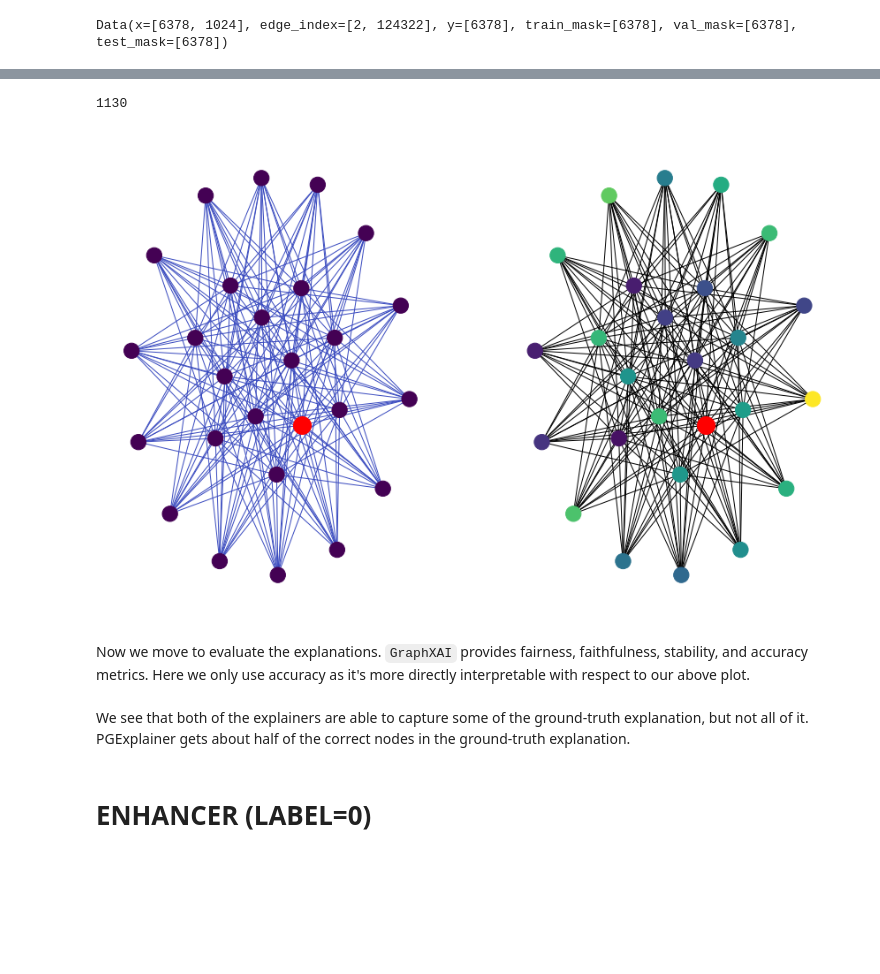
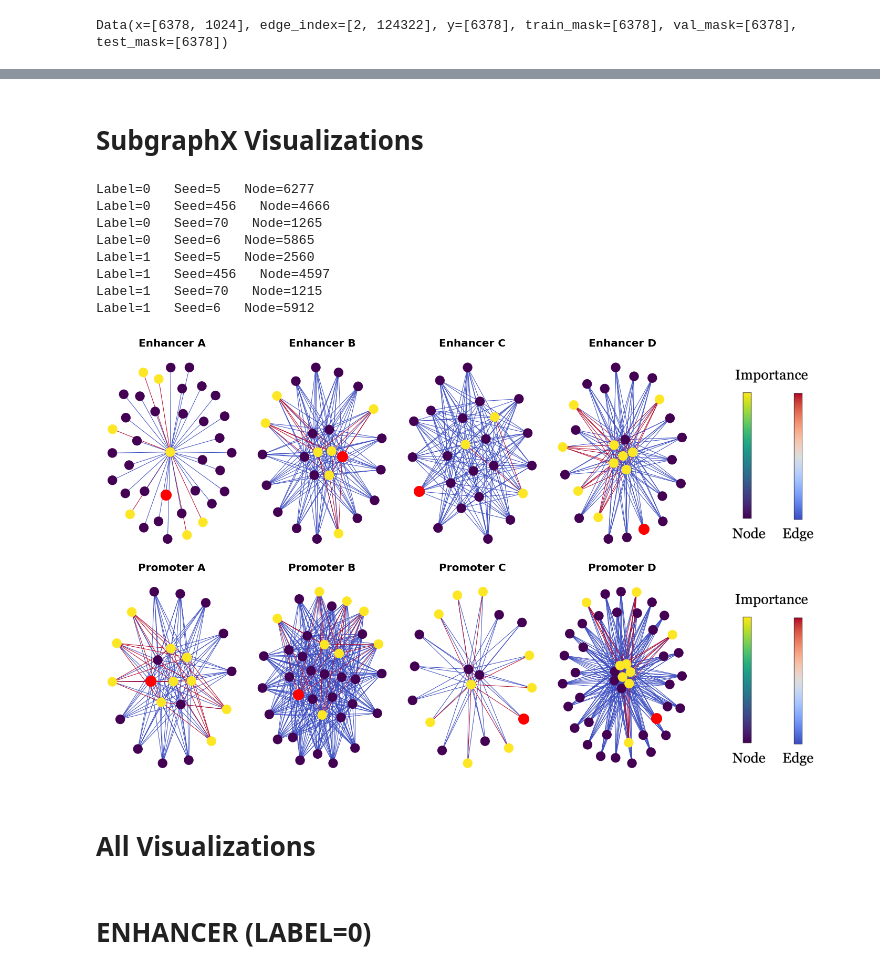
Before and after one commit to smtnkc/gcn4epi, a Jupyter notebook: explanations/visualize_explanations.ipynb, the cells around one changed output, grey strips where cells are left out. Drawn from its saved outputs; the diff is of its cells as text; code cells hidden in the pictures; blank space fills up the shorter version.

Commit message:
subx visualizations

```diff
--- a/explanations/visualize_explanations.ipynb
+++ b/explanations/visualize_explanations.ipynb
@@ -158,19 +125,0 @@ ig_exp.visualize_node(num_hops = 2, graph_data = data, ax = ax[1])
-# %%
-# Sample a random node for visualization. Also returns a ground truth explanation:
-# [1,0] -> label = 0 (enhancer class)
-# [0,1] -> label = 1 (promoter class)
-node_idx, gt_exp = choose_node(data, label=1, split='test', seed=42) # choose a random promoter from test set
-print(node_idx)
-
-# Get explanations from both IG and PGEx:
-pgex_exp = pgex.get_explanation_node(node_idx = node_idx, x = data.x, edge_index = data.edge_index)
-ig_exp = igex.get_explanation_node(node_idx = node_idx, x = data.x, edge_index = data.edge_index, y = data.y)
-
-fig, ax = plt.subplots(1,2, figsize = (15, 10))
-pgex_exp.visualize_node(num_hops = 2, graph_data = data, ax = ax[0])
-ig_exp.visualize_node(num_hops = 2, graph_data = data, ax = ax[1])
-# %% [output]
-1130
-[figure, removed]
-# %% [markdown]
-Now we move to evaluate the explanations. `GraphXAI` provides fairness, faithfulness, stability, and accuracy metrics. Here we only use accuracy as it's more directly interpretable with respect to our above plot.
@@ -192,5 +126,53 @@ Now we move to evaluate the explanations. `GraphXAI` provides fairness, faithful
-# %% [markdown]
-We see that both of the explainers are able to capture some of the ground-truth explanation, but not all of it. PGExplainer gets about half of the correct nodes in the ground-truth explanation.
+# %% [markdown]
+# SubgraphX Visualizations
+# %%
+fig, ax = plt.subplots(2, 5, tight_layout = True, figsize=(20, 12))
+n = 2 # number of hops
+labels = ['Enhancer', 'Promoter']
+letters = 'ABCDEFGH'
+seeds = [5, 456, 70, 6]
+for l in [0, 1]:
+    for s in range(len(seeds)):
+        # Sample a random node for visualization. Also returns a ground truth explanation:
+        # [1,0] -> label = 0 (enhancer class)
+        # [0,1] -> label = 1 (promoter class)
+        node_idx, gt_exp = choose_node(data, label=l, split='test', seed=seeds[s])
+        print(f"Label={l}   Seed={seeds[s]}   Node={node_idx}")
+
+        subx = SubgraphX(model, reward_method = 'gnn_score', num_hops = n, rollout=5)
+
+        fwargs={'node_idx': int(node_idx),
+                'x': data.x.to(device),
+                'y': data.y.to(device),
+                'edge_index': data.edge_index.to(device),
+                'label': pred.clone(),
+                'max_nodes': 10}
+
+        sub_exp = subx.get_explanation_node(**fwargs)
+
+        sub_exp.visualize_node(num_hops = n, graph_data = data, ax = ax[l, s])
+
+        ax[l, s].set_title(f"{labels[l]} {letters[s]}", fontsize = 20, fontweight = 'semibold')
+
+file = 'importance.png'
+imp = image.imread(file)
+ax[0,4].imshow(imp)
+ax[0,4].axis('off')
+ax[1,4].imshow(imp)
+ax[1,4].axis('off')
+plt.savefig('vis_subx.pdf'.format(seed), format = 'pdf', dpi = 150)
+# %% [output]
+Label=0   Seed=5   Node=6277
+Label=0   Seed=456   Node=4666
+Label=0   Seed=70   Node=1265
+Label=0   Seed=6   Node=5865
+Label=1   Seed=5   Node=2560
+Label=1   Seed=456   Node=4597
+Label=1   Seed=70   Node=1215
+Label=1   Seed=6   Node=5912
+[figure, added]
+# %% [markdown]
+# All Visualizations
 # %%
 def get_exp_method(method, data, model, criterion, node_idx, pred_class, n_hops = 2):
     method = method.lower()
```
Also changed, not shown: parts of 8 cells of this notebook, 5 other files.
